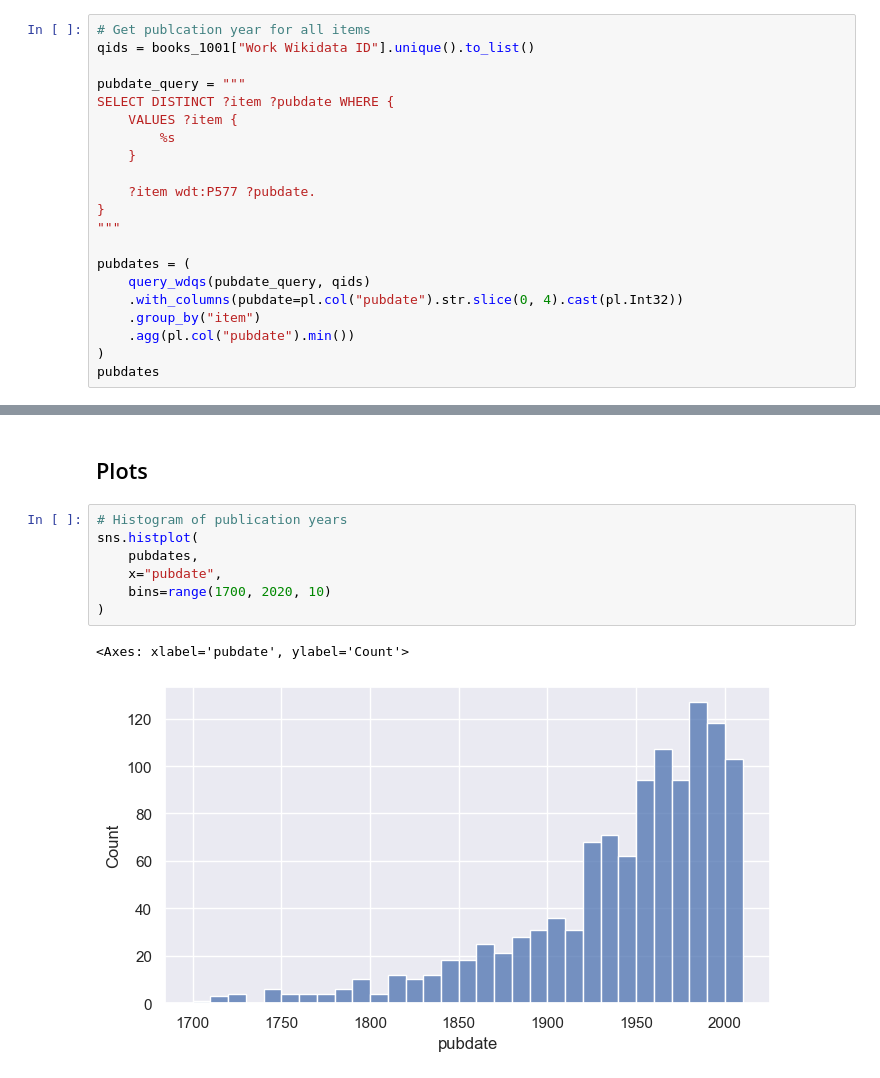
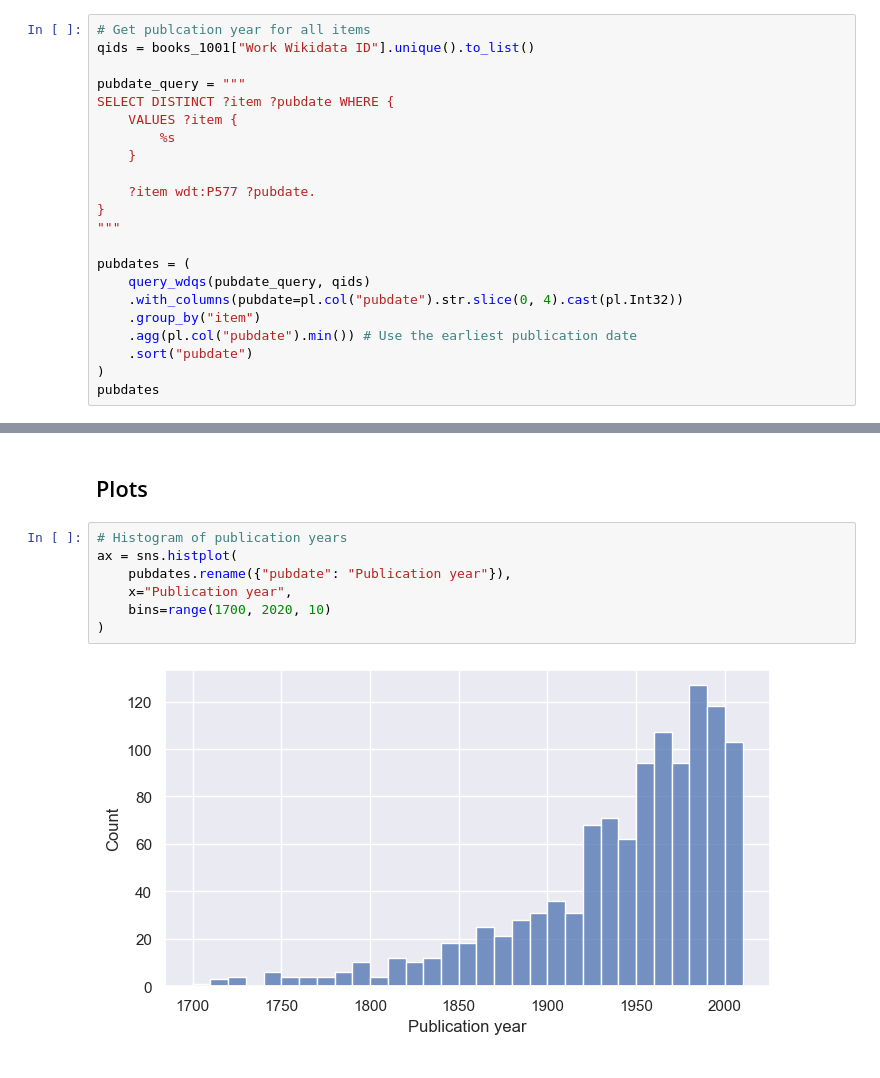
Before and after one commit to temporal-communities/1001-books, a Jupyter notebook: main.ipynb, the cells around one changed output, grey strips where cells are left out. Drawn from its saved outputs; the diff is of its cells as text.

```diff
--- a/main.ipynb
+++ b/main.ipynb
@@ -157,7 +166,8 @@ pubdates = (
     query_wdqs(pubdate_query, qids)
     .with_columns(pubdate=pl.col("pubdate").str.slice(0, 4).cast(pl.Int32))
     .group_by("item")
-    .agg(pl.col("pubdate").min())
+    .agg(pl.col("pubdate").min()) # Use the earliest publication date
+    .sort("pubdate")
 )
 pubdates
 # %% [output]
@@ -195,13 +226,12 @@ SignificanceResult(statistic=np.float64(0.9051896921714891), pvalue=np.float64(0
 ## Plots
 # %%
 # Histogram of publication years
-sns.histplot(
-    pubdates,
-    x="pubdate",
+ax = sns.histplot(
+    pubdates.rename({"pubdate": "Publication year"}),
+    x="Publication year",
     bins=range(1700, 2020, 10)
 )
 # %% [output]
-<Axes: xlabel='pubdate', ylabel='Count'>
-[figure, old version]
+[figure, new version]
 # %%
 # Histogram of number of sitelinks for works
```
Also changed, not shown: parts of 13 cells of this notebook, 3 other files.
